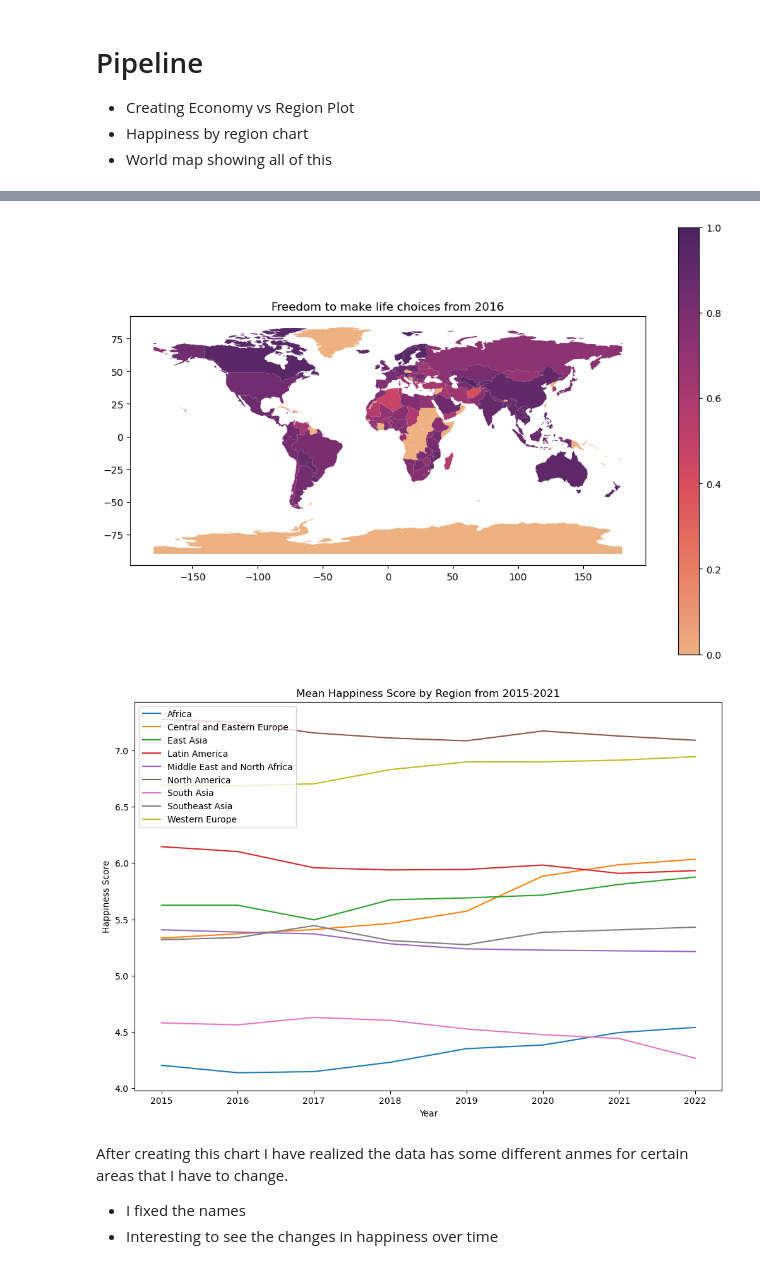
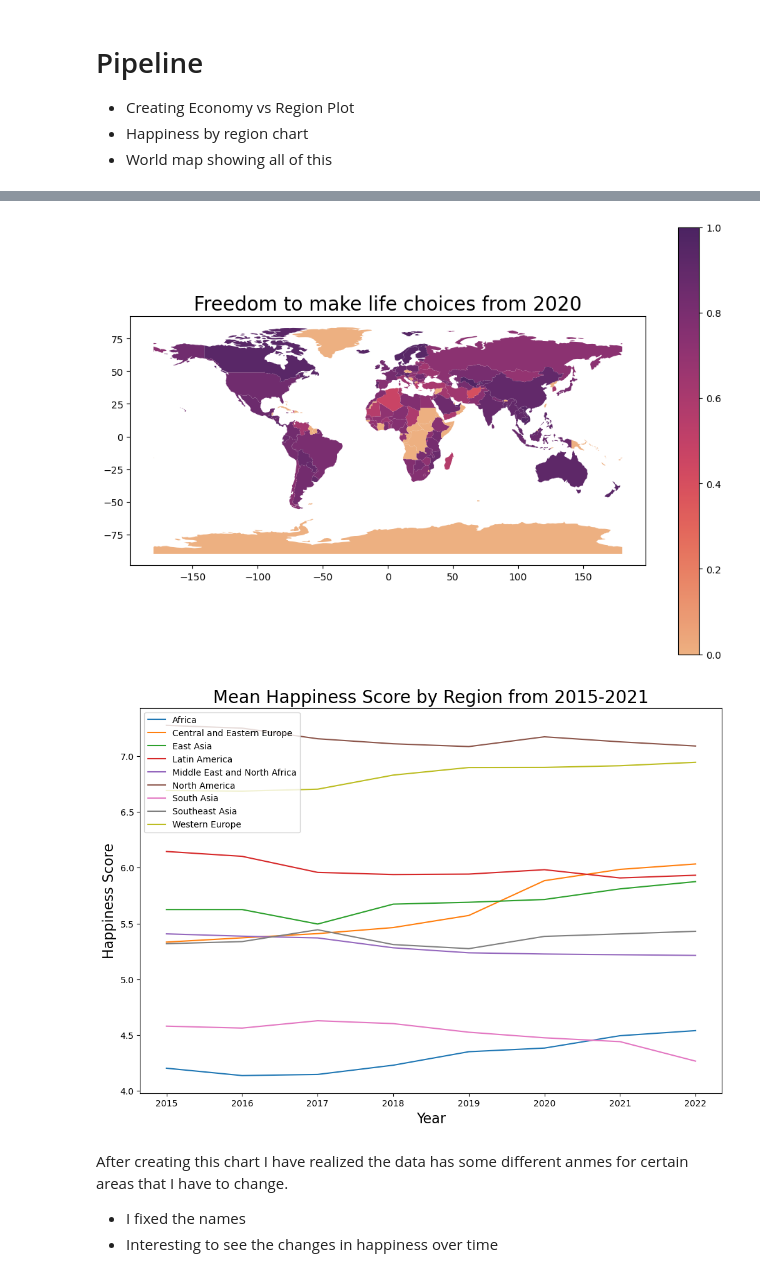
Before and after one commit to ubco-W2022T2-data301/project-group-group100, a Jupyter notebook: analysis/analysis2.ipynb, the cells around one changed output, grey strips where cells are left out. Drawn from its saved outputs; the diff is of its cells as text; code cells hidden in the pictures.

```diff
--- a/analysis/analysis2.ipynb
+++ b/analysis/analysis2.ipynb
@@ -72,10 +72,10 @@ world_data['Freedom to make life choices'].fillna(0, inplace=True)
 # Create the heatmap on the world map
 fig, ax = plt.subplots(figsize=(12, 8))
 world_data.plot(column='Freedom to make life choices', cmap='flare', legend=True, ax=ax, vmin=-0., vmax=1)
-ax.set_title('Freedom to make life choices from 2016')
+ax.set_title('Freedom to make life choices from 2020', fontsize = 20)
 plt.show()
 # %% [output]
-[figure, old version]
+[figure, new version]
 # %%
 # Create a dictionary to map similar regions together
 region_dict = {
@@ -93,37 +93,37 @@ region_dict = {
 # Replace the incorrect region spellings with the correct ones
 DataAllRegion['Region'] = DataAllRegion['Region'].replace(region_dict)
 
 # Drop rows containing 'ANZ' or 'CIS' in the 'Region' column
 DataAllRegion = DataAllRegion[~DataAllRegion['Region'].isin(['ANZ', 'CIS'])]
 
 # Replace any other regions with the appropriate values using region_dict
 DataAllRegion.loc[:, 'Region'] = DataAllRegion['Region'].replace(region_dict)
 
 # Create a new dataframe with region-wise average happiness score for each year
 region_data = DataAllRegion.groupby(['Year', 'Region'])['Happiness Score'].mean().reset_index()
 
 # Plot the data
 fig, ax = plt.subplots(figsize=(12, 8))
 
 for region in region_data['Region'].unique():
     # Get the data for the current region
     region_subset = region_data[region_data['Region'] == region]
     # Plot the region's data
     ax.plot(region_subset['Year'], region_subset['Happiness Score'], label=region)
 
 # Set the axis labels and title
-ax.set_xlabel('Year')
-ax.set_ylabel('Happiness Score')
-ax.set_title('Mean Happiness Score by Region from 2015-2021')
+ax.set_xlabel('Year', fontsize=16)
+ax.set_ylabel('Happiness Score', fontsize=16)
+ax.set_title('Mean Happiness Score by Region from 2015-2021', fontsize= 20)
 
 # Add a legend
 ax.legend()
 plt.legend(bbox_to_anchor=(0, 1), loc='upper left')
 
 # Show the plot
 plt.show()
 # %% [output]
-[figure, old version]
+[figure, new version]
 # %% [markdown]
 After creating this chart I have realized the data has some different anmes for certain areas that I have to change.
 - I fixed the names
```
Also changed, not shown: parts of 1 cell of this notebook.
